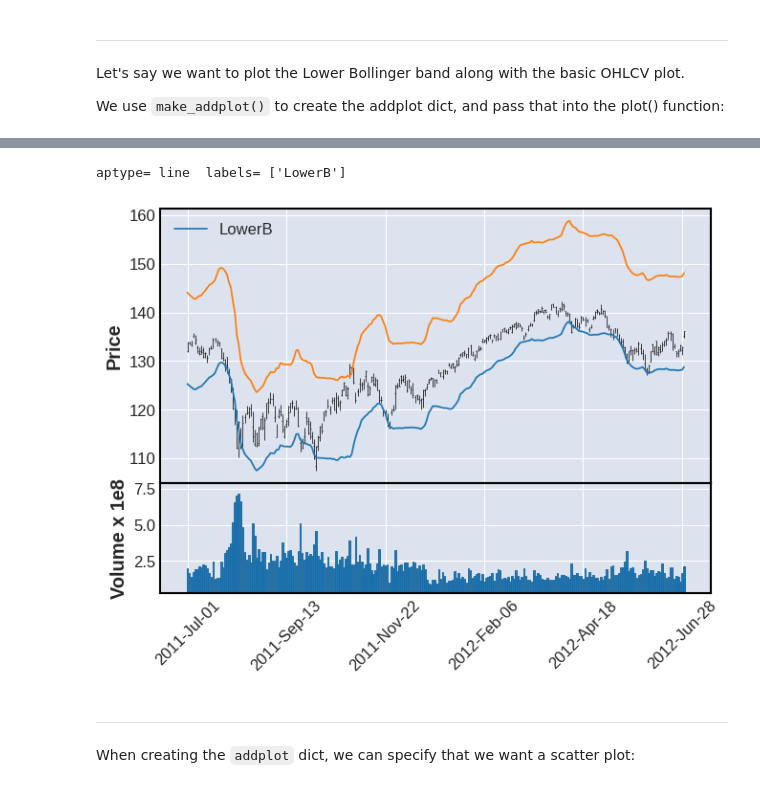
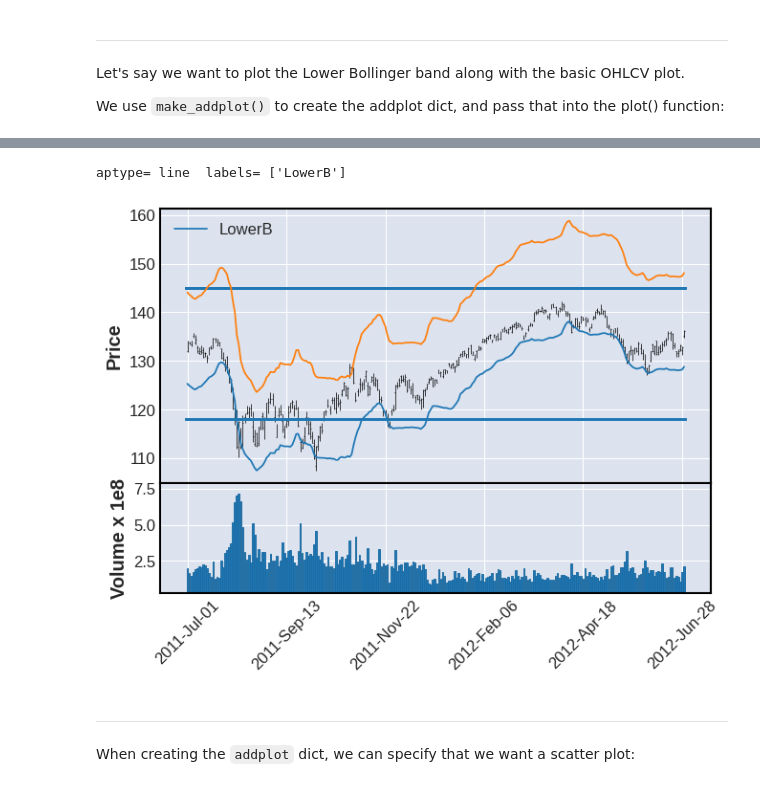
Before and after one commit to hjarraya/mplfinance, a Jupyter notebook: examples/addplot.ipynb, the cells around one changed output, grey strips where cells are left out. Drawn from its saved outputs; the diff is of its cells as text; code cells hidden in the pictures.

```diff
--- a/examples/addplot.ipynb
+++ b/examples/addplot.ipynb
@@ -74,10 +74,10 @@ mpf.__file__
 # %%
 apdict = mpf.make_addplot(df['LowerB'],labels='LowerB')
 
-mpf.plot(df,volume=True,addplot=apdict)
+mpf.plot(df,volume=True,addplot=apdict,hlines=[118,145])
 # %% [output]
 aptype= line  labels= ['LowerB']
-[figure, old version]
+[figure, new version]
 # %% [markdown]
 ---
 
```
Also changed, not shown: parts of 7 cells of this notebook, 2 other files.
